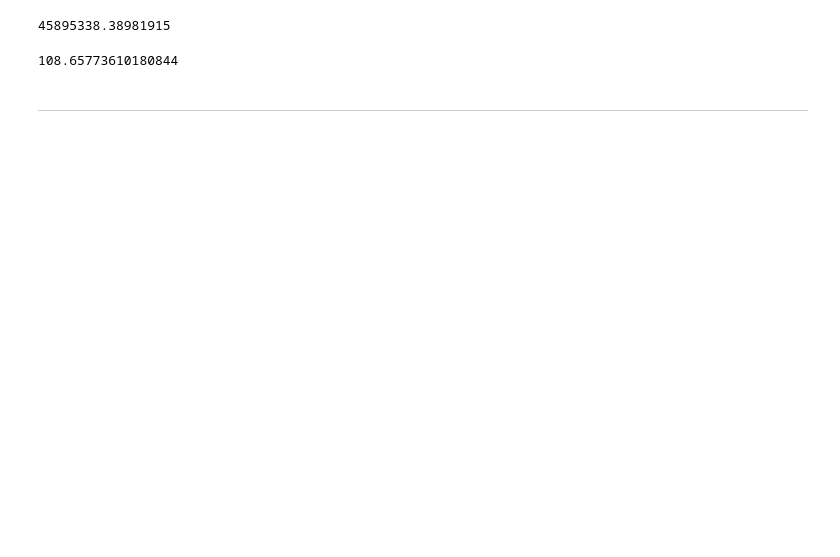
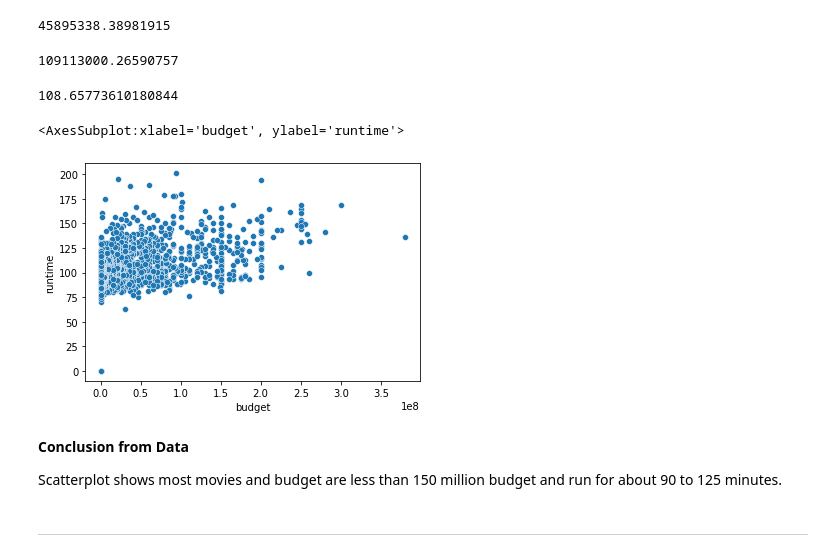
Before and after one commit to HunterKane/Project-2---Movie-Analysis-Udacity, a Jupyter notebook: Project 2 - IMBD Data Analysis .ipynb, the cells around one changed output. Drawn from its saved outputs; the diff is of its cells as text; code cells hidden in the pictures; blank space fills up the shorter version.

Commit message:
Updated data

```diff
--- a/Project 2 - IMBD Data Analysis .ipynb
+++ b/Project 2 - IMBD Data Analysis .ipynb
@@ -410,6 +410,11 @@ movie_df.loc[movie_df.budget.sort_values(ascending=False).head().index]
 movie_df.budget.mean()
 # %% [output]
 45895338.38981915
+# %%
+#Average profit
+movie_df.profit.mean()
+# %% [output]
+109113000.26590757
 # %%
 # average run time
 movie_df.runtime.mean()
@@ -418,2 +425,11 @@ movie_df.runtime.mean()
+# %%
+sns.scatterplot(data=movie_df, x="budget", y="runtime")
+# %% [output]
+<AxesSubplot:xlabel='budget', ylabel='runtime'>
+[figure, added]
+# %% [markdown]
+__Conclusion from Data__
+
+Scatterplot shows most movies and budget are less than 150 million budget and run for about 90 to 125 minutes.
 # %% [markdown]
 --------
```
Also changed, not shown: parts of 8 cells of this notebook.
